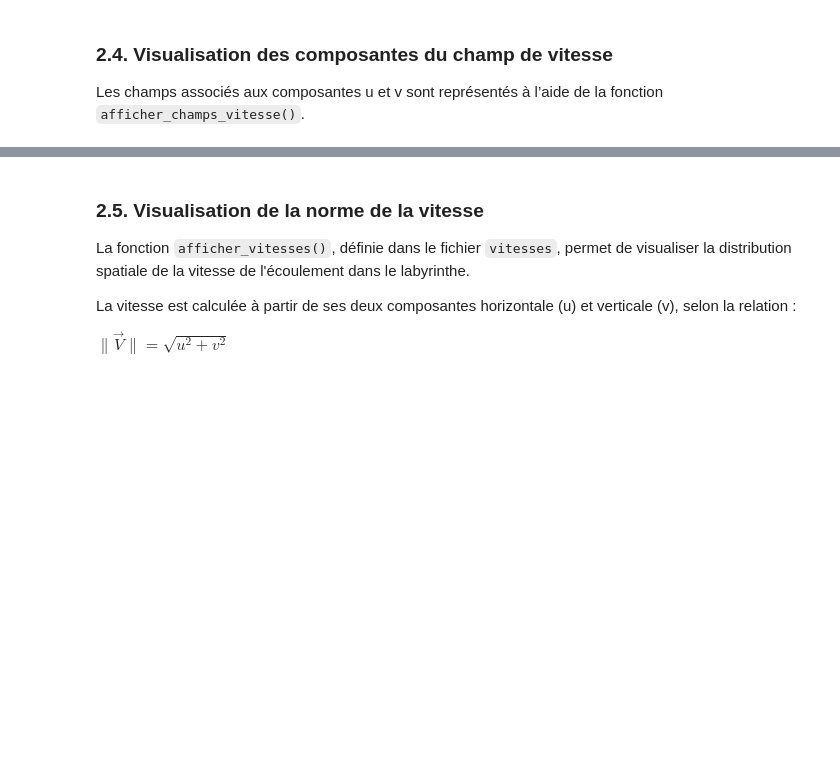
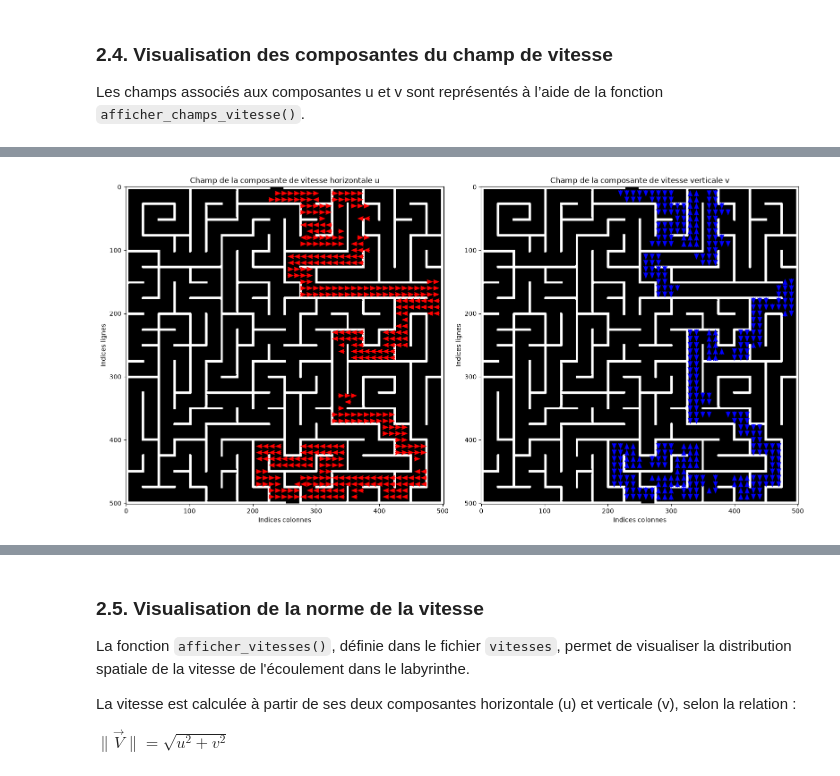
Before and after one commit to Lola-Cattini/projet-Volumes-Finis-, a Jupyter notebook: rapport.ipynb, the cells around one changed output, grey strips where cells are left out. Drawn from its saved outputs; the diff is of its cells as text; code cells hidden in the pictures; blank space fills up the shorter version.

```diff
--- a/rapport.ipynb
+++ b/rapport.ipynb
@@ -279,6 +301,8 @@ def calculer_vitesses(potentiel, domaine, dx, dy):
                     v[i, j] = (potentiel[i, j] - potentiel[i+1, j]) / dy
 
     return u, v
+# %%
+u, v = calculer_vitesses(potentiel, domaine, dx, dy)
 # %% [markdown]
 La fonction prend en arguments les matrices domaine et potentiel, ainsi que les pas de discrétisation spatiale dx et dy. Elle initialise les matrices u et v à zéro, avec les mêmes dimensions que la matrice du potentiel. Les composantes de vitesse ne sont ensuite calculées que pour les cellules du domaine qui satisfont les conditions définies dans le code. Les autres valeurs restent nulles.
 
@@ -307,92 +331,5 @@ Les composantes u et v sont stockées dans deux matrices distinctes. Elles repr
 ### 2.4. Visualisation des composantes du champ de vitesse
 Les champs associés aux composantes u et v sont représentés à l’aide de la fonction `afficher_champs_vitesse()`.
 # %%
-import matplotlib.pyplot as plt
-
-def afficher_champs_vitesse(u, v, domaine):
-    fig, axes = plt.subplots(1, 2, figsize=(16, 7))
-    ny, nx = u.shape
-
-    X, Y = np.meshgrid(np.arange(nx), np.arange(ny))
-
-    pas = 10
-
-    # Facteur d'amplification visuelle des flèches
-    amplification = 20
-
-    # --------------------------------------------------
-    # Champ de vitesse horizontal u
-    # --------------------------------------------------
-    Xu = X - 0.5
-    Yu = Y
-
-    axes[0].imshow(domaine, origin='upper')
-
-    axes[0].quiver(
-        Xu[::pas, ::pas],
-        Yu[::pas, ::pas],
-        amplification * u[::pas, ::pas],
-        np.zeros_like(u[::pas, ::pas]),
-        color='red',
-        angles='xy',
-        scale_units='xy',
-        scale=1,
-        width=0.003,
-        headwidth=5,
-        headlength=7
-    )
-
-    axes[0].set_xticks(np.arange(-0.5, nx, 1), minor=True)
-    axes[0].set_yticks(np.arange(-0.5, ny, 1), minor=True)
-    axes[0].grid(
-        which='minor',
-        linestyle='-',
-        linewidth=0.5,
-        color='black',
-        alpha=0.5
-    )
-
-    axes[0].set_title("Champ de la composante de vitesse horizontale u")
-    axes[0].set_xlabel("indices colonnes")
-    axes[0].set_ylabel("indices lignes")
-
-    # --------------------------------------------------
-    # Champ de vitesse vertical v
-    # --------------------------------------------------
-    Xv = X
-    Yv = Y + 0.5
-
-    axes[1].imshow(domaine, origin='upper')
-
-    axes[1].quiver(
-        Xv[::pas, ::pas],
-        Yv[::pas, ::pas],
-        np.zeros_like(v[::pas, ::pas]),
-        amplification * v[::pas, ::pas],
-        color='blue',
-        angles='xy',
-        scale_units='xy',
-        scale=1,
-        width=0.003,
-        headwidth=5,
-        headlength=7
-    )
-
-    axes[1].set_xticks(np.arange(-0.5, nx, 1), minor=True)
-    axes[1].set_yticks(np.arange(-0.5, ny, 1), minor=True)
-    axes[1].grid(
-        which='minor',
-        linestyle='-',
-        linewidth=0.5,
-        color='black',
-        alpha=0.5
-    )
-
-    axes[1].set_title("Champ de la composante de vitesse verticale v")
-    axes[1].set_xlabel("indices colonnes")
-    axes[1].set_ylabel("indices lignes")
-
-    plt.tight_layout()
-    plt.savefig("champs_vitesse.png", dpi=300, bbox_inches="tight")
-    plt.show()
+afficher_champs_vitesse(u, v, domaine)
 # %% [output]
@@ -399,0 +336 @@ ModuleNotFoundError: No module named 'matplotlib'
+[figure, added]
```
Also changed, not shown: parts of 19 cells of this notebook, 7 other files.
